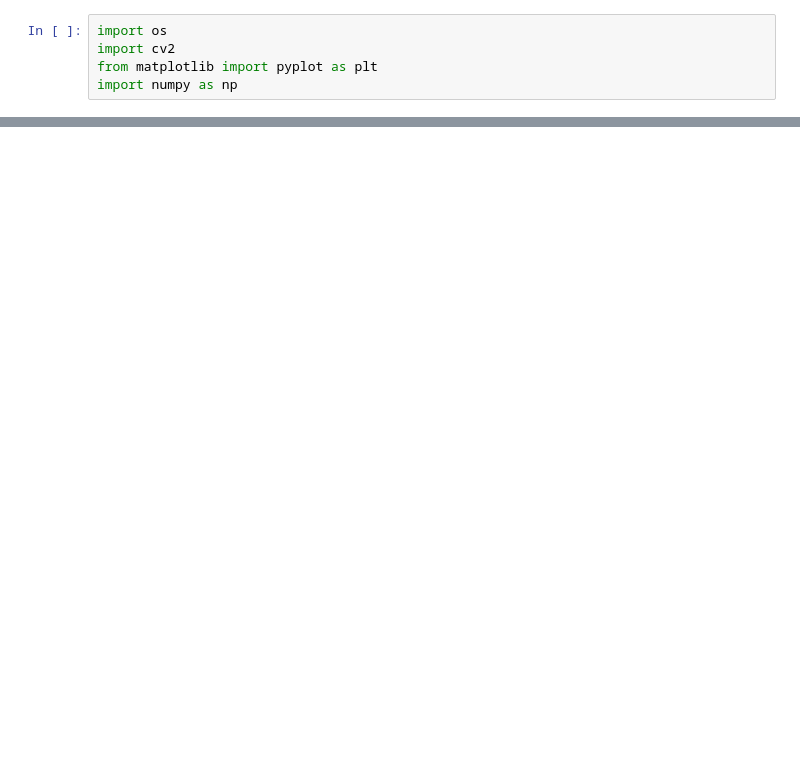
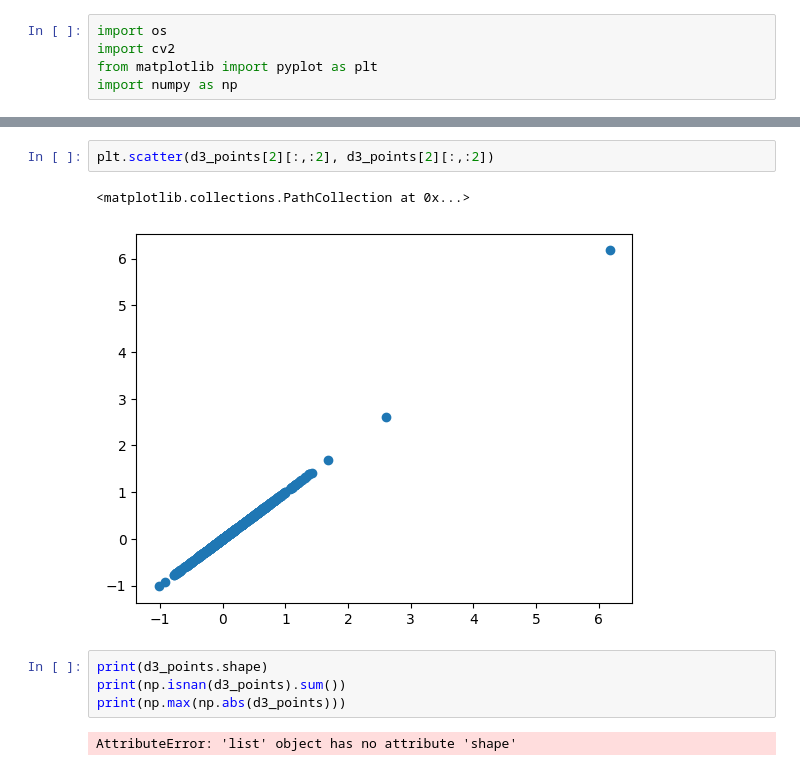
Before and after one commit to deveshdatwani/structure-from-motion, a Jupyter notebook: Sfm.ipynb, the cells around one changed output, grey strips where cells are left out. Drawn from its saved outputs; the diff is of its cells as text; blank space fills up the shorter version.

```diff
--- a/Sfm.ipynb
+++ b/Sfm.ipynb
@@ -135,0 +283,11 @@ camera_pose[0]
+# %%
+plt.scatter(d3_points[2][:,:2], d3_points[2][:,:2])
+# %% [output]
+<matplotlib.collections.PathCollection at 0x...>
+[figure, added]
+# %%
+print(d3_points.shape)
+print(np.isnan(d3_points).sum())
+print(np.max(np.abs(d3_points)))
+# %% [output]
+AttributeError: 'list' object has no attribute 'shape'
```
Also changed, not shown: parts of 8 cells of this notebook.
